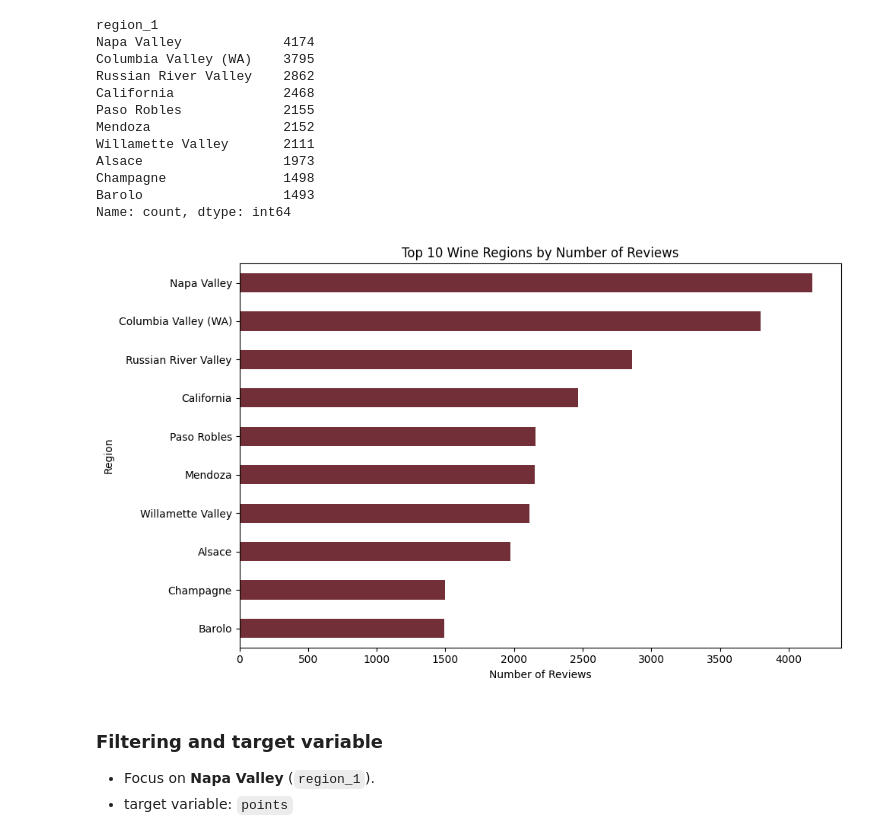
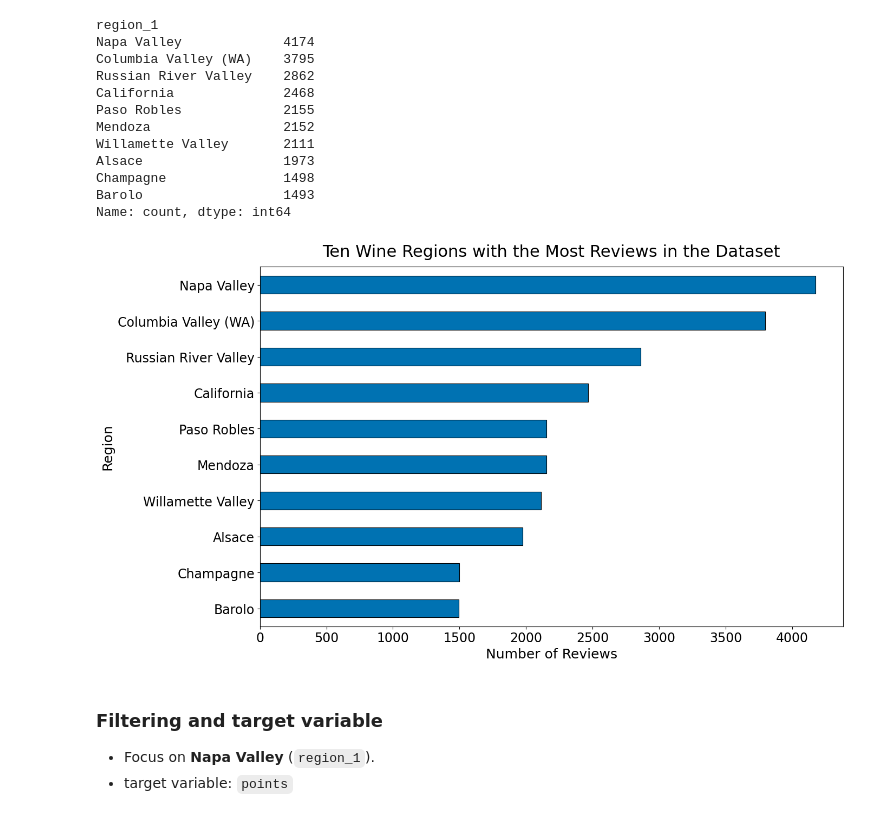
Before and after one commit to dylanhernandez1/DATA4401_Project3, a Jupyter notebook: Score_TextAnalysis_Chris.ipynb, the cells around one changed output. Saved outputs shown, nothing was run; the diff lists cells and outputs as text; code cells hidden in the pictures.

```diff
--- a/Score_TextAnalysis_Chris.ipynb
+++ b/Score_TextAnalysis_Chris.ipynb
@@ -81,15 +82,16 @@ Name: count, dtype: int64
 # %%
 # Visualize the ten regions with the most reviews.
 top_regions = region_counts.head(10).sort_values()
 
-ax = top_regions.plot(kind='barh', figsize=(10, 6), color='#722F37')
-ax.set_title('Top 10 Wine Regions by Number of Reviews')
-ax.set_xlabel('Number of Reviews')
-ax.set_ylabel('Region')
+ax = top_regions.plot(kind='barh', figsize=(14, 8), color='#0072B2', edgecolor='black', linewidth=.8)
+ax.set_title('Ten Wine Regions with the Most Reviews in the Dataset', fontsize=22, pad=14)
+ax.set_xlabel('Number of Reviews', fontsize=18)
+ax.set_ylabel('Region', fontsize=18)
+ax.tick_params(axis='both', labelsize=17)
 plt.tight_layout()
 plt.show()
 # %% [output]
-[figure, old version]
+[figure, new version]
 # %% [markdown]
 ### Filtering and target variable
 
```
Also changed, not shown: parts of 11 cells of this notebook.
